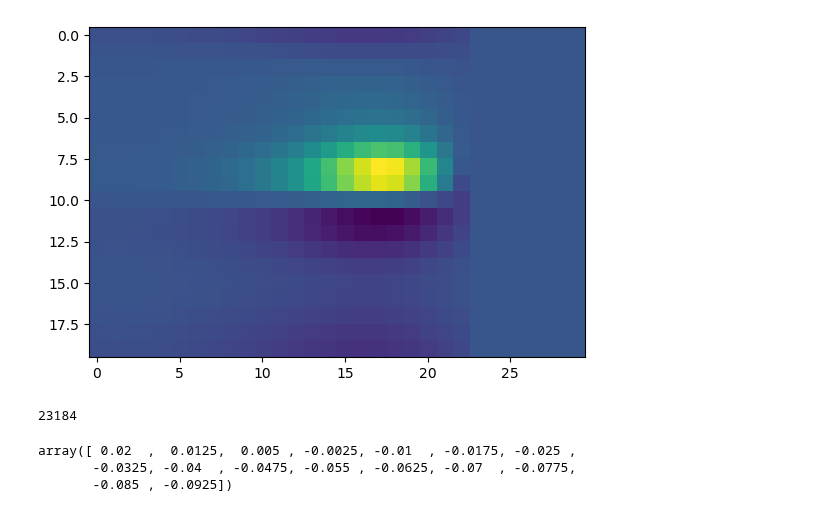
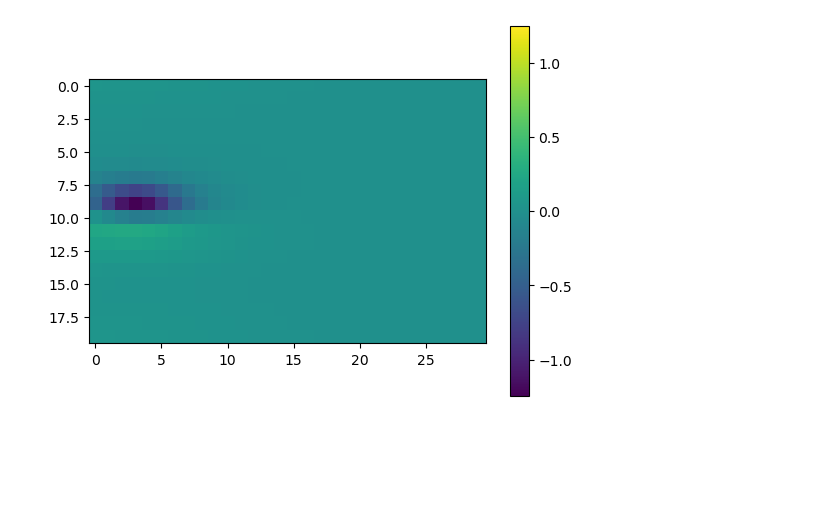
Before and after one commit to DenisTurcu/efish-characterization, a Jupyter notebook: end-to-end/end-to-end-conv-nn-models.ipynb, the cells around one changed output. Cells and saved outputs as stored; diff of their text form; code cells hidden in the pictures; blank space fills up the shorter version.

Commit message:
setup electric image dataset

```diff
--- a/end-to-end/end-to-end-conv-nn-models.ipynb
+++ b/end-to-end/end-to-end-conv-nn-models.ipynb
@@ -18,7 +23,7 @@ h5py_file = h5py.File(f"{data_dir_name}/responses.hdf5",'r')["responses"]
 # %%
 fish = dataset["fish"]["dataframe"]["objs"][0]
 base_stim = dataset["electric_images"]["base"]["responses"][0]
-modulation = (h5py_file[153780] / base_stim - 1) * 100
+modulation = (h5py_file[780] / base_stim - 1) * 100
 modulation[fish.get_receptors_locations()[:,0]< -0.11] = 0
 # %%
 fish.visualize_scatter(intensity=modulation[:,0], show_normals=1, show_point_currents=5, marker_alpha=1)
@@ -29,15 +31,8 @@ print()
-# %%
-plt.imshow(modulation[:,0].reshape(30,20).T, cmap="viridis")
-plt.show()
-# %% [output]
-[figure, removed]
-# %%
-np.prod([dataset["worms"]["resistances"].shape[0], dataset["worms"]["capacitances"].shape[0], dataset["worms"]["position_xs"].shape[0], dataset["worms"]["position_ys"].shape[0], dataset["worms"]["position_zs"].shape[0], dataset["worms"]["radii"].shape[0]])
-# %% [output]
-23184
-# %%
-np.arange(20, -95, -7.5) * 1e-3
-# %% [output]
-array([ 0.02  ,  0.0125,  0.005 , -0.0025, -0.01  , -0.0175, -0.025 ,
-       -0.0325, -0.04  , -0.0475, -0.055 , -0.0625, -0.07  , -0.0775,
-       -0.085 , -0.0925])
+# %%
+img_data = modulation.reshape(30,20,2).transpose(1,0,2)[:,:,1]
+vval = np.max(np.abs(img_data))
+plt.imshow(img_data, cmap="viridis", vmin=-vval, vmax=vval)
+plt.colorbar()
+plt.show()
+# %% [output]
+[figure, added]
```
Also changed, not shown: parts of 6 cells of this notebook, 1 other file.
